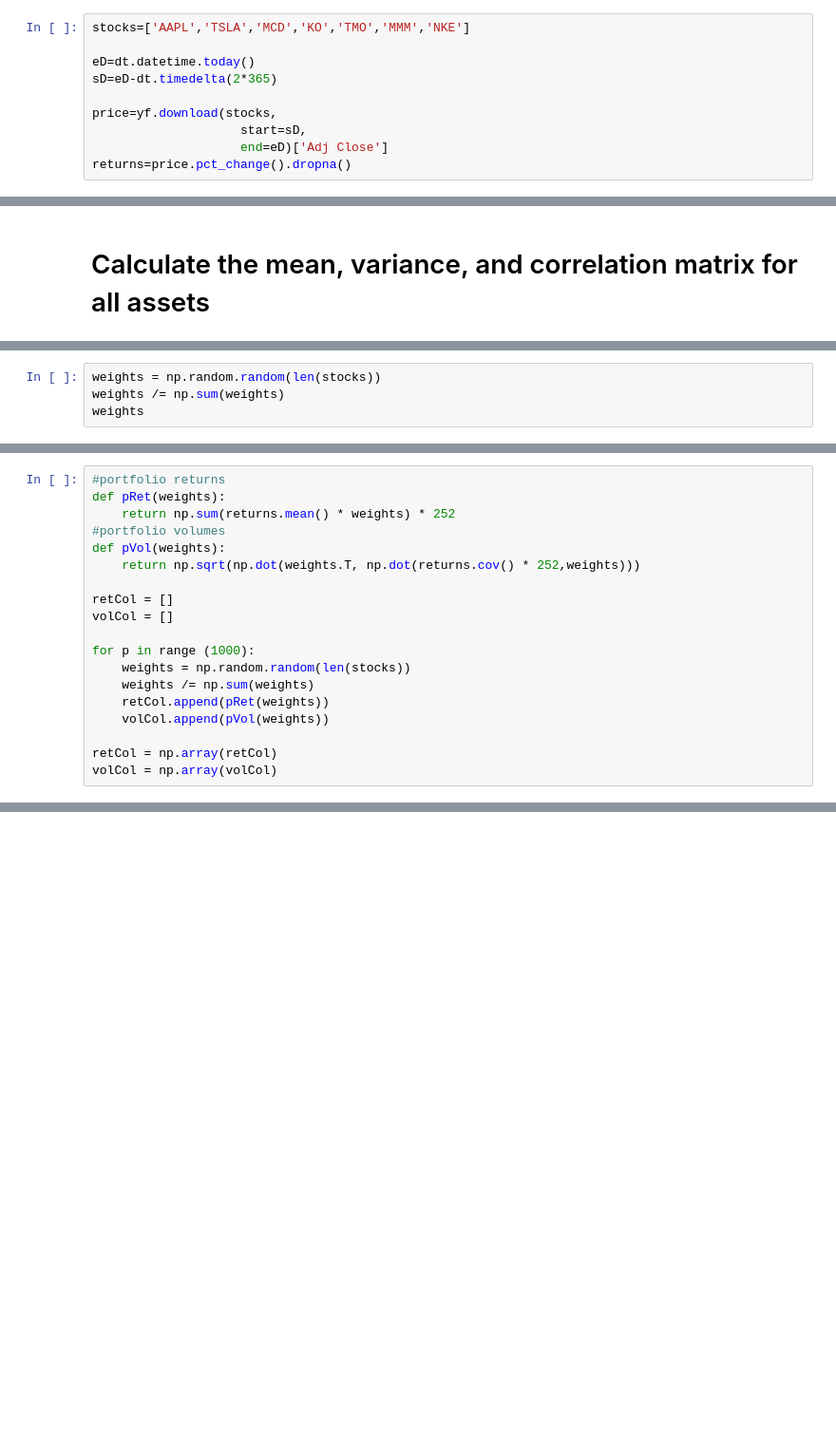
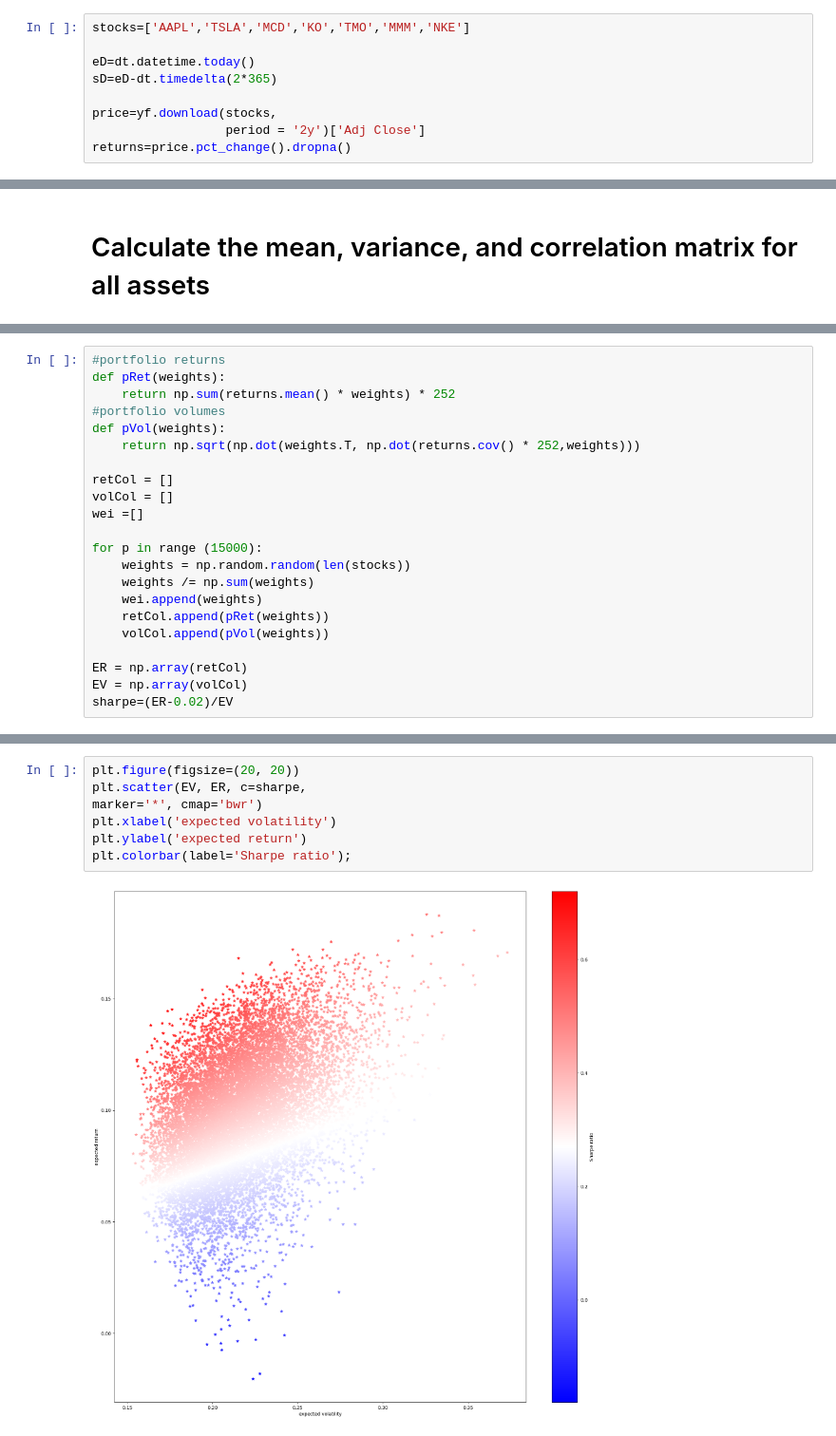
Before and after one commit to CCNY-Analytics-and-Quant/Efficient-Frontier-Project-Qetsiyah-Osamwonyi, a Jupyter notebook: EF_code.ipynb, the cells around one changed output, grey strips where cells are left out. Shown: that part at 95% size. Saved outputs shown, nothing was run; the diff lists cells and outputs as text; blank space fills up the shorter version.

```diff
--- a/EF_code.ipynb
+++ b/EF_code.ipynb
@@ -22,6 +17,5 @@ eD=dt.datetime.today()
 sD=eD-dt.timedelta(2*365)
 
 price=yf.download(stocks,
-                    start=sD,
-                    end=eD)['Adj Close']
+                  period = '2y')['Adj Close']
 returns=price.pct_change().dropna()
@@ -55,4 +58,0 @@ display(tbl,corr)
-# %%
-weights = np.random.random(len(stocks))
-weights /= np.sum(weights)
-weights
@@ -70,12 +68,15 @@ def pVol(weights):
 
 retCol = []
 volCol = []
+wei =[]
 
-for p in range (1000):
+for p in range (15000):
     weights = np.random.random(len(stocks))
     weights /= np.sum(weights)
+    wei.append(weights)
     retCol.append(pRet(weights))
     volCol.append(pVol(weights))
 
-retCol = np.array(retCol)
-volCol = np.array(volCol)
+ER = np.array(retCol)
+EV = np.array(volCol)
+sharpe=(ER-0.02)/EV
@@ -92,0 +114,9 @@ tvols = np.array(tvols)
+# %%
+plt.figure(figsize=(20, 20))
+plt.scatter(EV, ER, c=sharpe,
+marker='*', cmap='bwr')
+plt.xlabel('expected volatility')
+plt.ylabel('expected return')
+plt.colorbar(label='Sharpe ratio');
+# %% [output]
+[figure, added]
```
Also changed, not shown: parts of 13 cells of this notebook.
